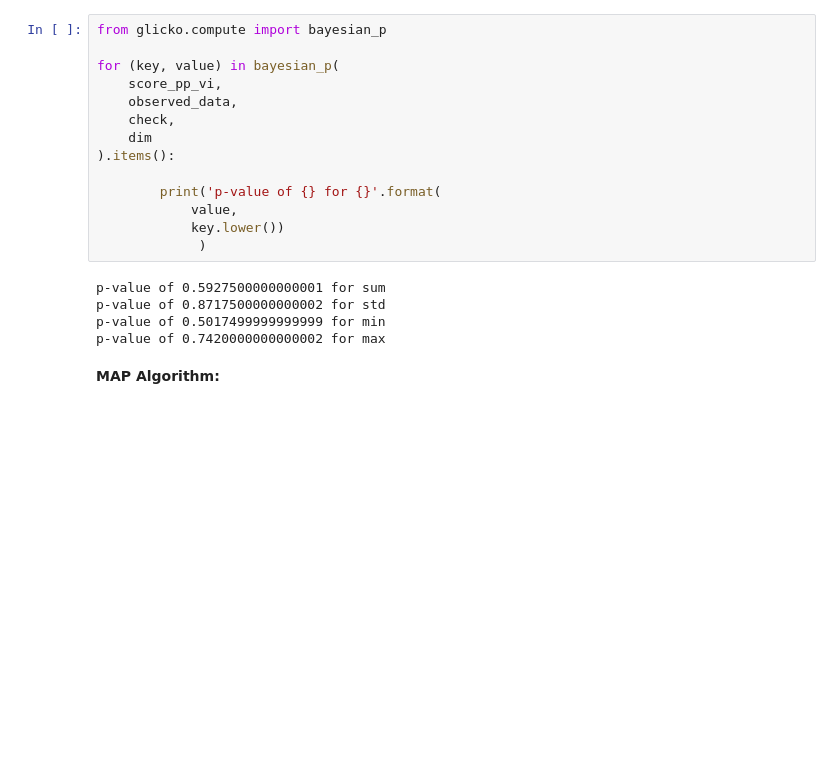
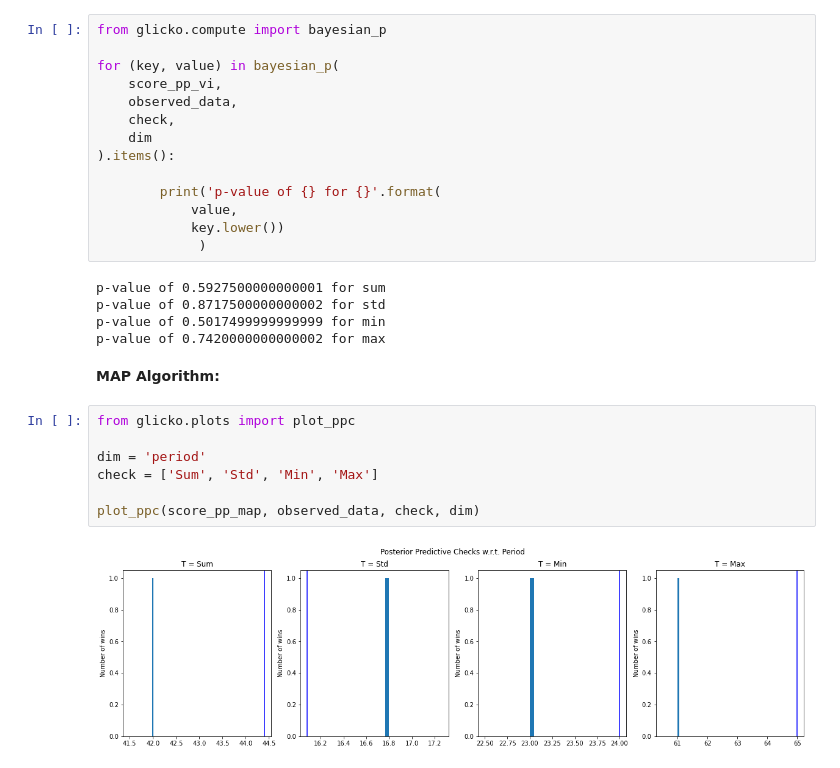
Before and after one commit to ketencimert/probprog-finalproject, a Jupyter notebook: project.ipynb, the cells around one changed output. Saved outputs shown, nothing was run; the diff lists cells and outputs as text; blank space fills up the shorter version.

```diff
--- a/project.ipynb
+++ b/project.ipynb
@@ -260,5 +268,14 @@ p-value of 0.5927500000000001 for sum
 p-value of 0.8717500000000002 for std
 p-value of 0.5017499999999999 for min
 p-value of 0.7420000000000002 for max
-# %% [markdown]
-**MAP Algorithm:**
+# %% [markdown]
+**MAP Algorithm:**
+# %%
+from glicko.plots import plot_ppc
+
+dim = 'period'
+check = ['Sum', 'Std', 'Min', 'Max']
+
+plot_ppc(score_pp_map, observed_data, check, dim)
+# %% [output]
+[figure, added]
```
Also changed, not shown: parts of 11 cells of this notebook, 19 other files.
